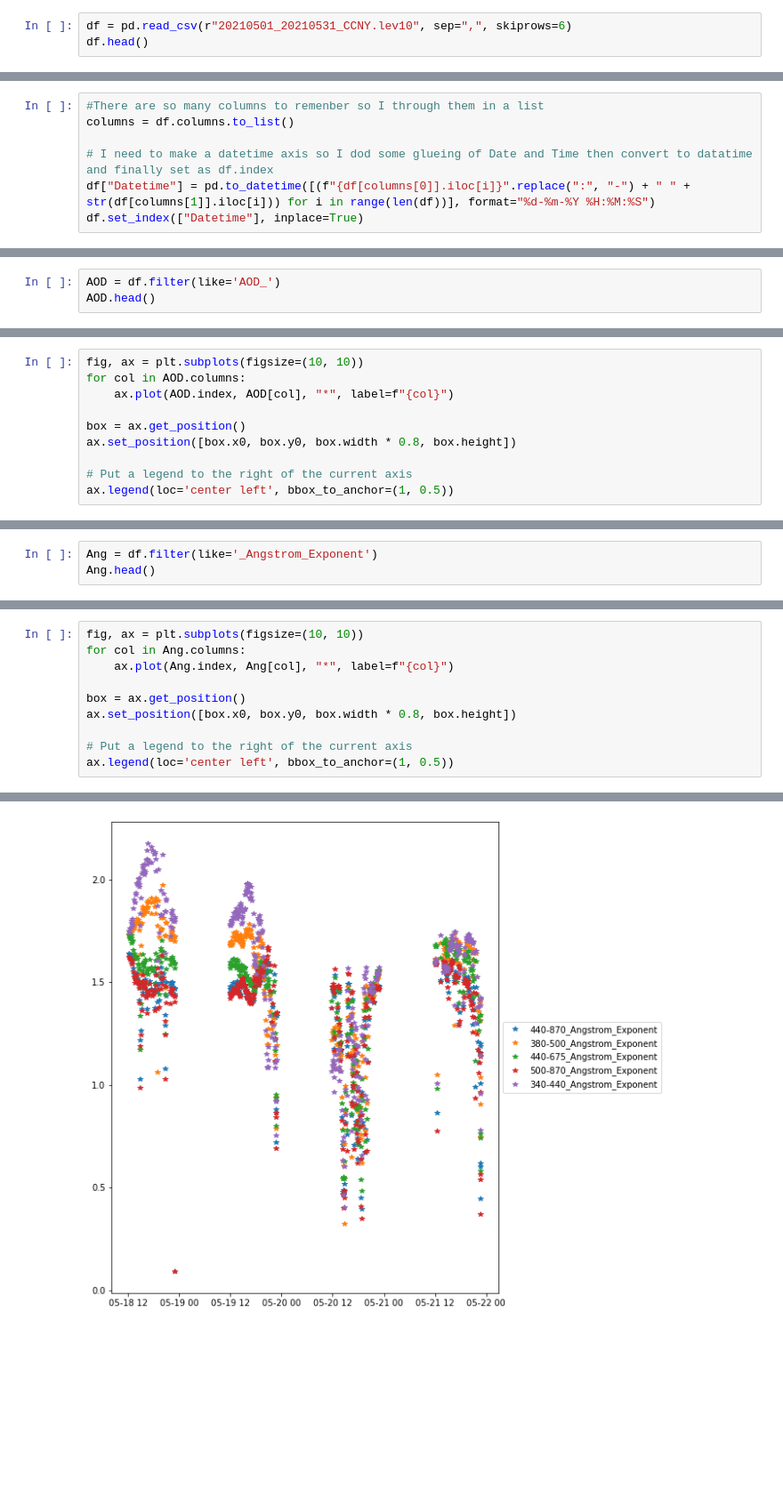
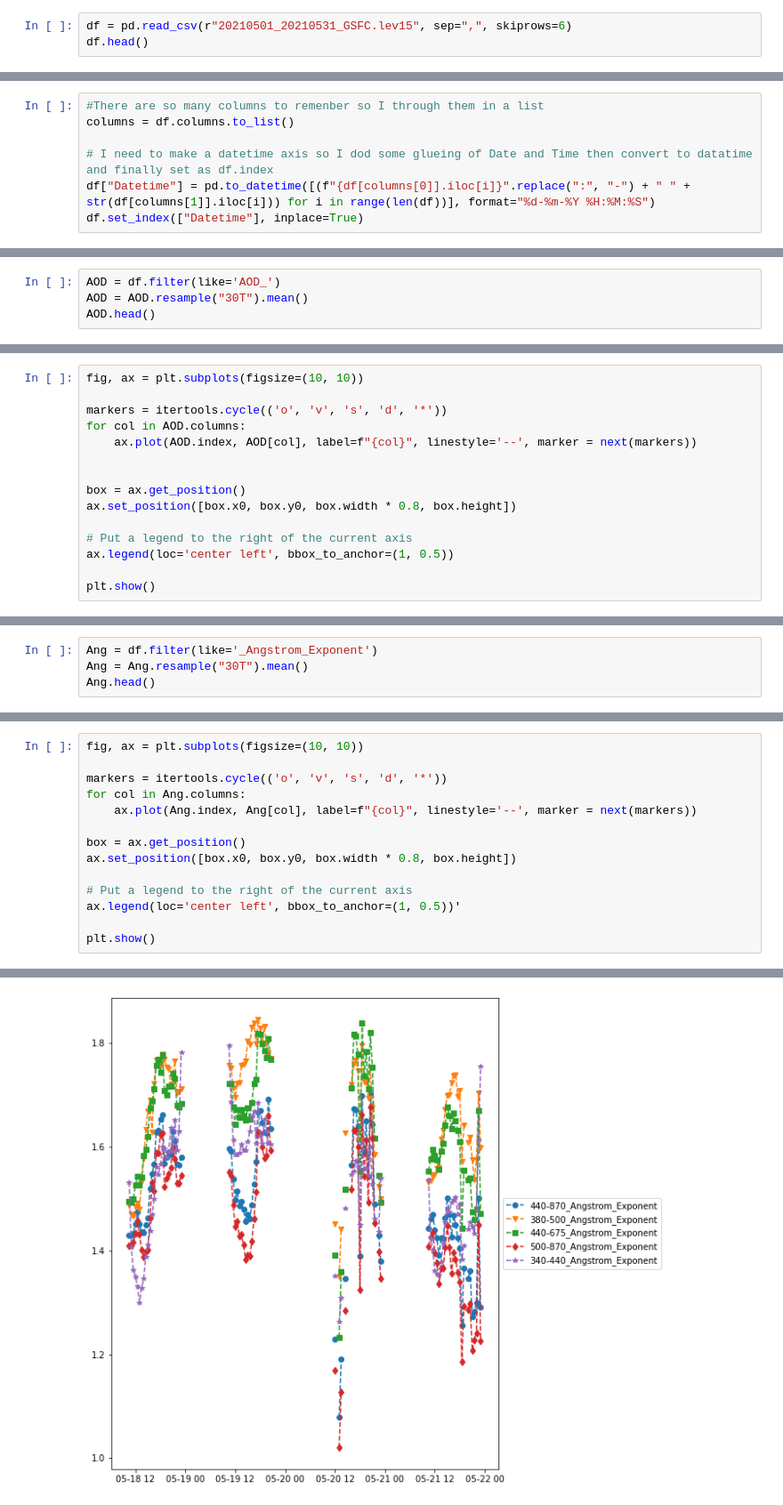
Before and after one commit to moroots/CourseWork, a Jupyter notebook: PHYS650/HW 3/HW3.ipynb, the cells around one changed output, grey strips where cells are left out. Shown at 89% size. Cells and saved outputs as stored; diff of their text form; blank space fills up the shorter version.

```diff
--- a/PHYS650/HW 3/HW3.ipynb
+++ b/PHYS650/HW 3/HW3.ipynb
@@ -13,7 +34,7 @@ import numpy as np
 ### CCNY AERONET May 15 - 25, 2021
 ---
 # %%
-df = pd.read_csv(r"20210501_20210531_CCNY.lev10", sep=",", skiprows=6)
+df = pd.read_csv(r"20210501_20210531_GSFC.lev15", sep=",", skiprows=6)
 df.head()
 # %% [output]
 |  | Date(dd:mm:yyyy) | Time(hh:mm:ss) | Day_of_Year | Day_of_Year(Fraction) | AOD_1640nm | AOD_1020nm | ... |
@@ -71,4 +84,5 @@ df.replace(-999, np.nan, inplace=True)
 # %%
 AOD = df.filter(like='AOD_')
+AOD = AOD.resample("30T").mean()
 AOD.head()
 # %% [output]
@@ -83,11 +96,16 @@ AOD.head()
 # %%
 fig, ax = plt.subplots(figsize=(10, 10))
+
+markers = itertools.cycle(('o', 'v', 's', 'd', '*'))
 for col in AOD.columns:
-    ax.plot(AOD.index, AOD[col], "*", label=f"{col}")
+    ax.plot(AOD.index, AOD[col], label=f"{col}", linestyle='--', marker = next(markers))
+
 
 box = ax.get_position()
 ax.set_position([box.x0, box.y0, box.width * 0.8, box.height])
 
 # Put a legend to the right of the current axis
 ax.legend(loc='center left', bbox_to_anchor=(1, 0.5))
+
+plt.show()
 # %% [output]
@@ -99,5 +122,6 @@ ax.legend(loc='center left', bbox_to_anchor=(1, 0.5))
 # %%
 Ang = df.filter(like='_Angstrom_Exponent')
+Ang = Ang.resample("30T").mean()
 Ang.head()
 # %% [output]
 |  | 440-870_Angstrom_Exponent | 380-500_Angstrom_Exponent | 440-675_Angstrom_Exponent | 500-870_Angstrom_Exponent | ... |
@@ -110,13 +134,17 @@ Ang.head()
 # %%
 fig, ax = plt.subplots(figsize=(10, 10))
+
+markers = itertools.cycle(('o', 'v', 's', 'd', '*'))
 for col in Ang.columns:
-    ax.plot(Ang.index, Ang[col], "*", label=f"{col}")
+    ax.plot(Ang.index, Ang[col], label=f"{col}", linestyle='--', marker = next(markers))
 
 box = ax.get_position()
 ax.set_position([box.x0, box.y0, box.width * 0.8, box.height])
 
 # Put a legend to the right of the current axis
-ax.legend(loc='center left', bbox_to_anchor=(1, 0.5))
+ax.legend(loc='center left', bbox_to_anchor=(1, 0.5))'
+
+plt.show()
 # %% [output]
 <matplotlib.legend.Legend at 0x...>
-[figure, old version]
+[figure, new version]
```
Also changed, not shown: parts of 10 cells of this notebook, 7 other files.
